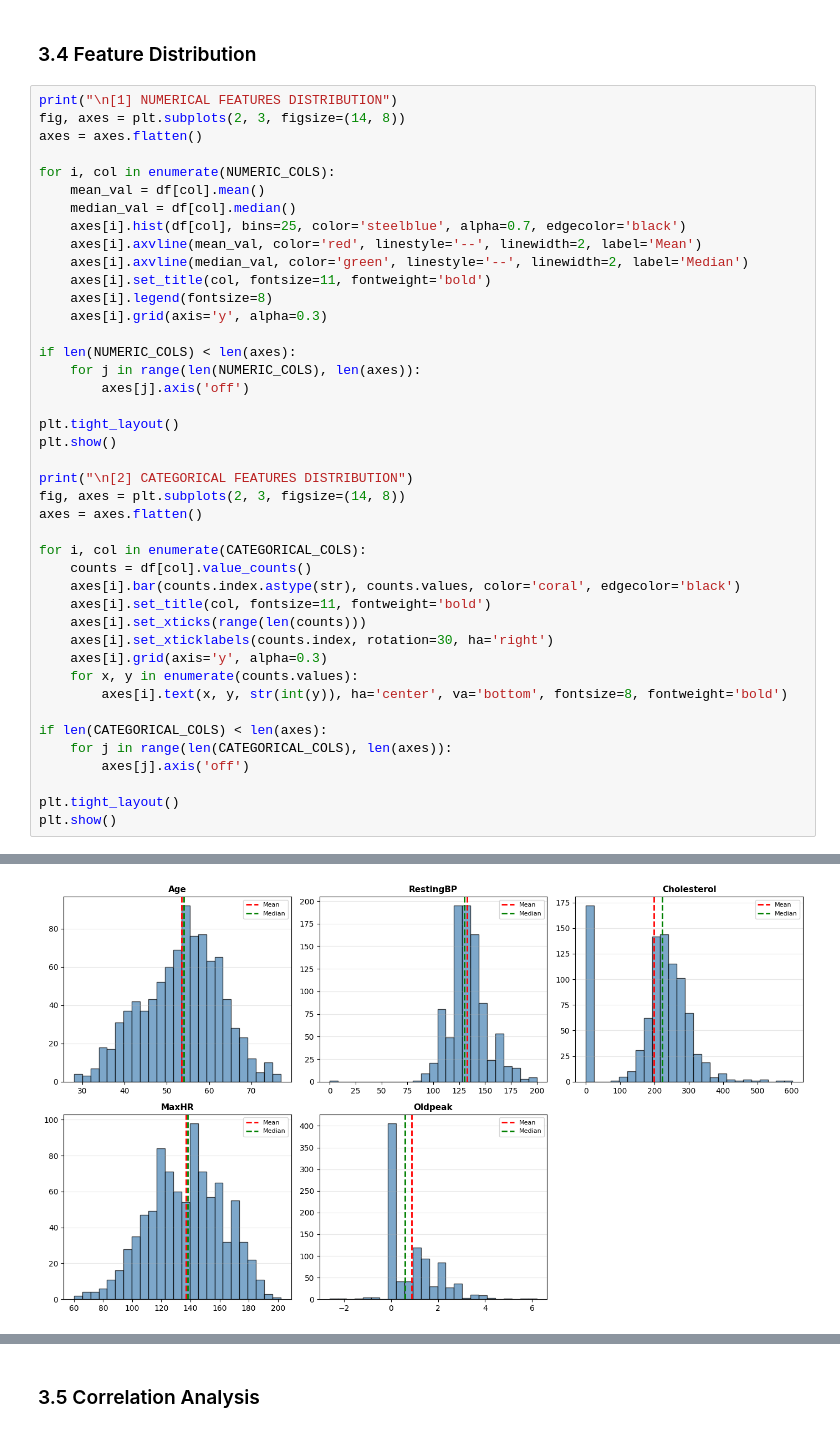
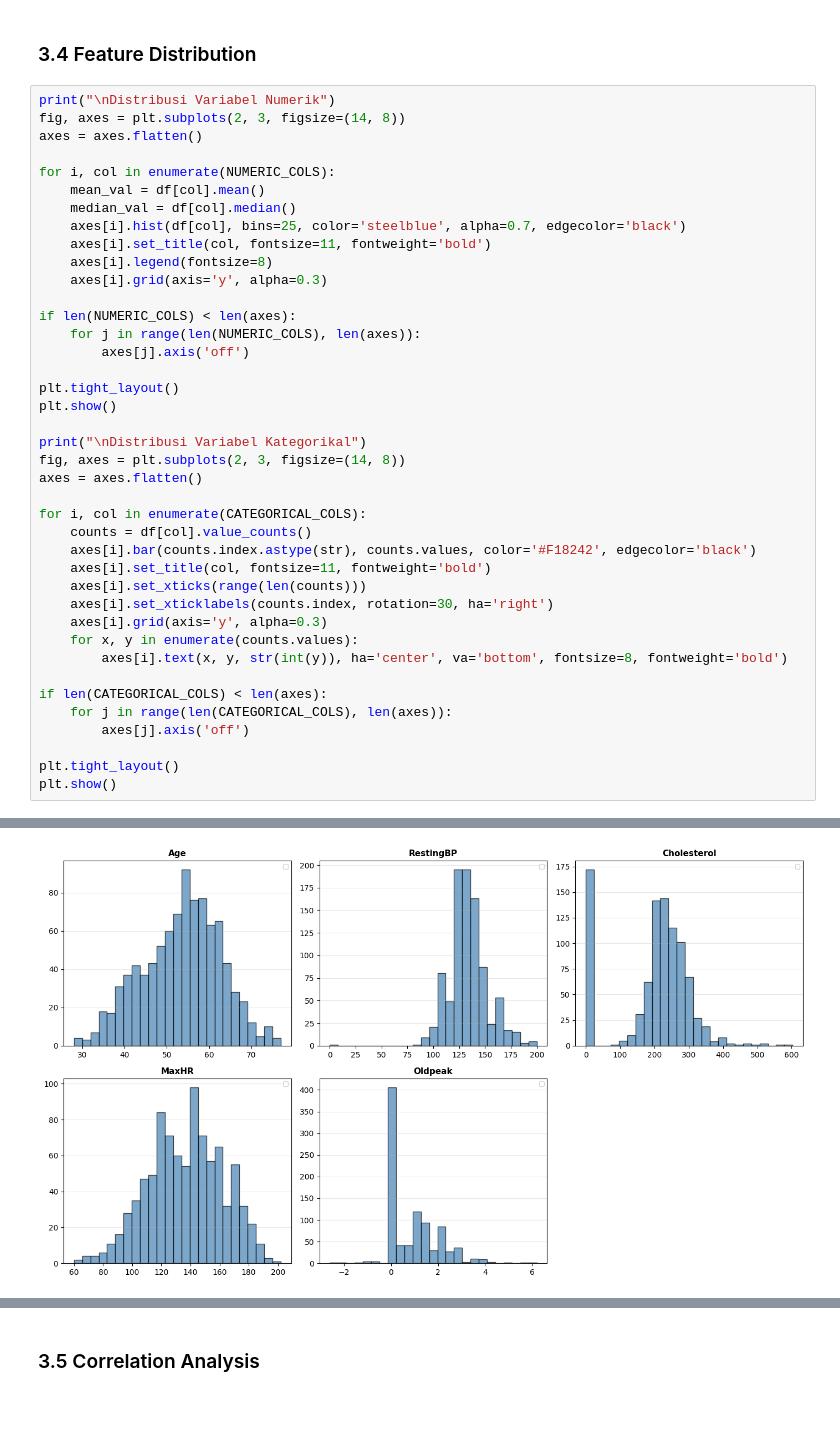
Before and after one commit to solonuansa/5th-semester-project, a Jupyter notebook: Jaringan Syaraf Tiruan/classification-fix.ipynb, the cells around one changed output, grey strips where cells are left out. Cells and saved outputs as stored; diff of their text form.

```diff
--- a/Jaringan Syaraf Tiruan/classification-fix.ipynb
+++ b/Jaringan Syaraf Tiruan/classification-fix.ipynb
@@ -261,7 +232,7 @@ Imbalance Ratio:      1.239
 # %% [markdown]
 ### 3.4 Feature Distribution
 # %%
-print("\n[1] NUMERICAL FEATURES DISTRIBUTION")
+print("\nDistribusi Variabel Numerik")
 fig, axes = plt.subplots(2, 3, figsize=(14, 8))
 axes = axes.flatten()
 
@@ -269,8 +240,6 @@ for i, col in enumerate(NUMERIC_COLS):
     mean_val = df[col].mean()
     median_val = df[col].median()
     axes[i].hist(df[col], bins=25, color='steelblue', alpha=0.7, edgecolor='black')
-    axes[i].axvline(mean_val, color='red', linestyle='--', linewidth=2, label='Mean')
-    axes[i].axvline(median_val, color='green', linestyle='--', linewidth=2, label='Median')
     axes[i].set_title(col, fontsize=11, fontweight='bold')
     axes[i].legend(fontsize=8)
     axes[i].grid(axis='y', alpha=0.3)
@@ -282,13 +251,13 @@ if len(NUMERIC_COLS) < len(axes):
 plt.tight_layout()
 plt.show()
 
-print("\n[2] CATEGORICAL FEATURES DISTRIBUTION")
+print("\nDistribusi Variabel Kategorikal")
 fig, axes = plt.subplots(2, 3, figsize=(14, 8))
 axes = axes.flatten()
 
 for i, col in enumerate(CATEGORICAL_COLS):
     counts = df[col].value_counts()
-    axes[i].bar(counts.index.astype(str), counts.values, color='coral', edgecolor='black')
+    axes[i].bar(counts.index.astype(str), counts.values, color='#F18242', edgecolor='black')
     axes[i].set_title(col, fontsize=11, fontweight='bold')
     axes[i].set_xticks(range(len(counts)))
     axes[i].set_xticklabels(counts.index, rotation=30, ha='right')
@@ -307 +276 @@ plt.show()
-[figure, old version]
+[figure, new version]
```
Also changed, not shown: parts of 32 cells of this notebook.
